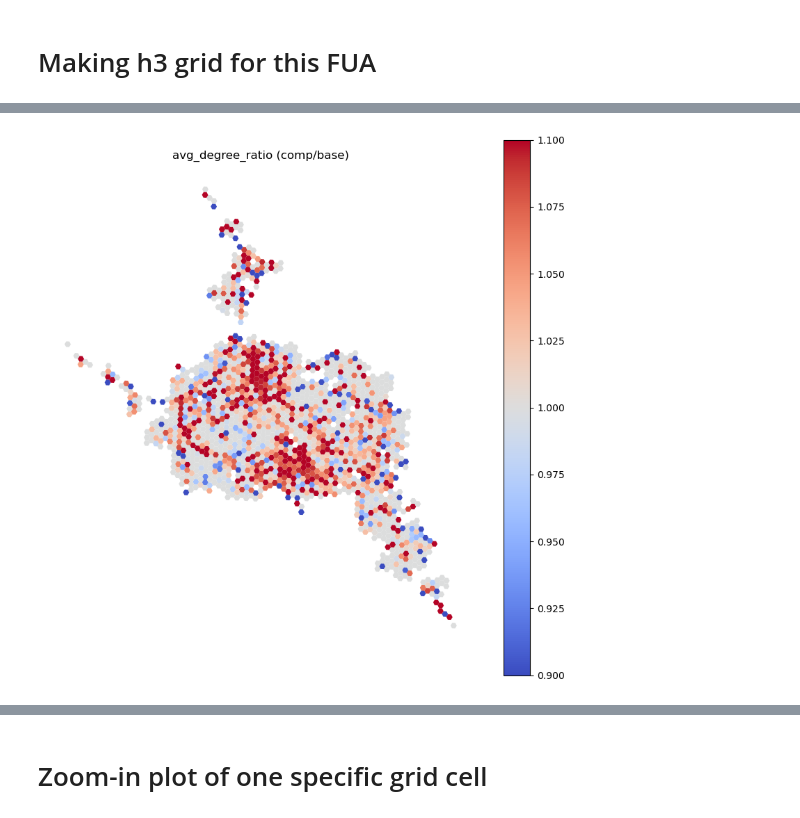
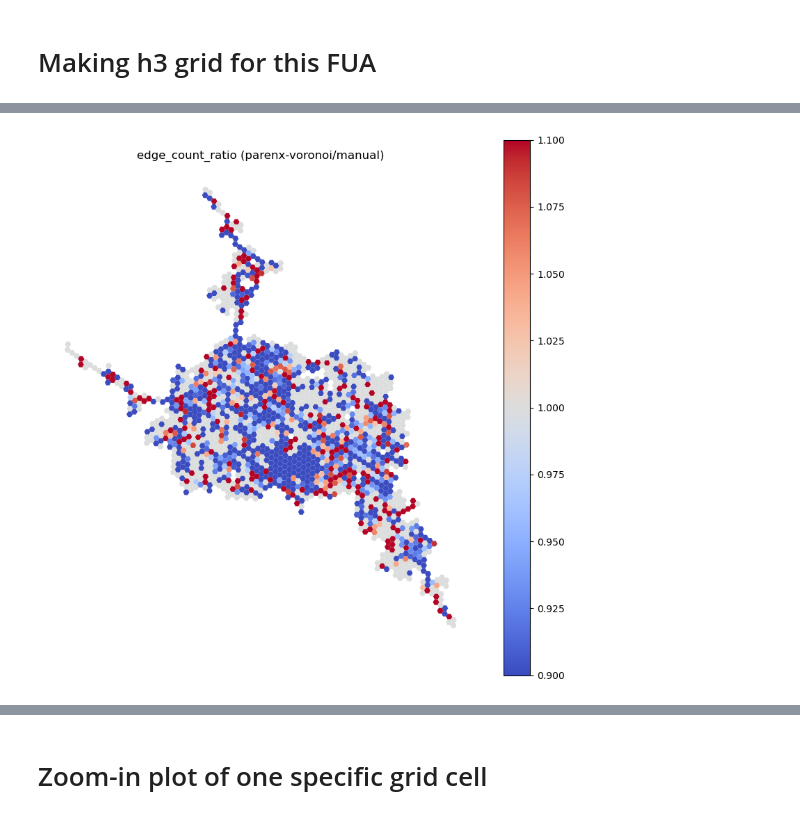
Before and after one commit to uscuni/simplification, a Jupyter notebook: notebooks/evaluate_h3cells.ipynb, the cells around one changed output, grey strips where cells are left out. Saved outputs shown, nothing was run; the diff lists cells and outputs as text; code cells hidden in the pictures.

```diff
--- a/notebooks/evaluate_h3cells.ipynb
+++ b/notebooks/evaluate_h3cells.ipynb
@@ -155,11 +136,0 @@ ax.set_title(f"{var} (comp/base)")
-# %%
-var = "avg_degree_ratio"
-fig, ax = plt.subplots(1, 1, figsize=(10, 10))
-ax.set_axis_off()
-cmap = cm.coolwarm
-grid.plot(
-    ax=ax, column=var, norm=colors.CenteredNorm(vcenter=1), cmap=cmap, legend=True
-)
-ax.set_title(f"{var} (comp/base)")
-# %% [output]
-[figure, removed]
@@ -165,0 +141,4 @@ ax.set_title(f"{var} (comp/base)")
+# %%
+viz.h3_hex.plot_analysis(grid, "edge_count_ratio", info=f"({comp_name}/{base_name})")
+# %% [output]
+[figure, added]
```
Also changed, not shown: parts of 24 cells of this notebook, 57 other files.
